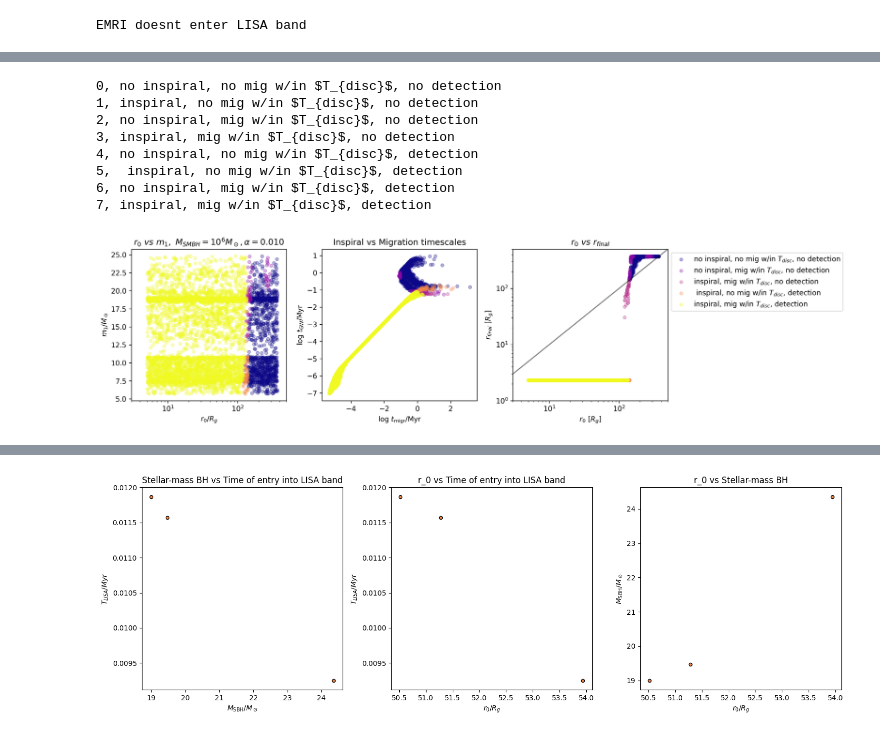
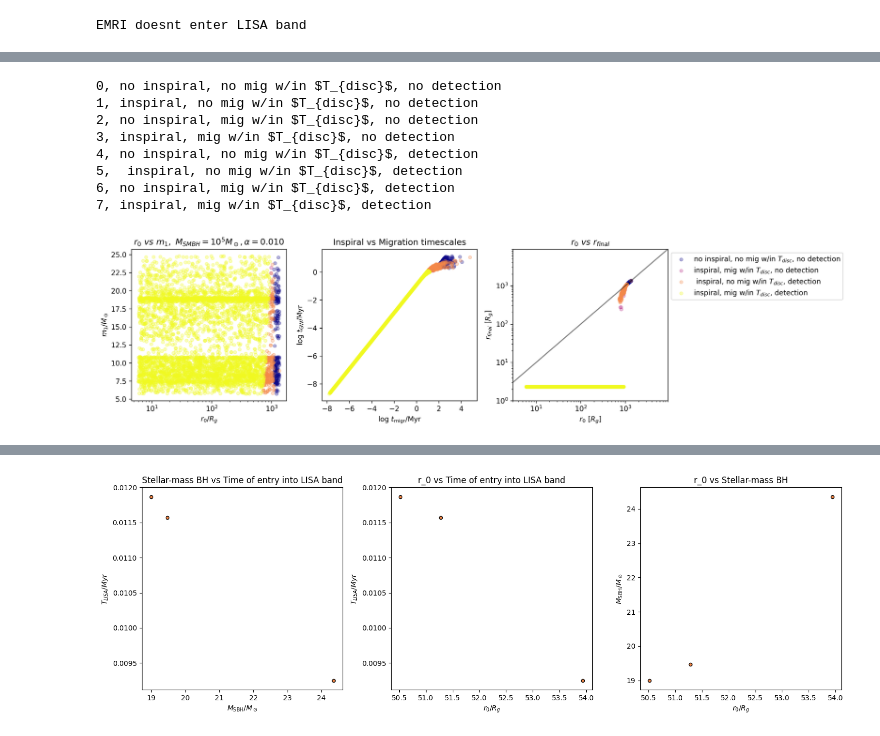
Before and after one commit to jt-stevenson/EMRIs_test, a Jupyter notebook: EMRIs_plots.ipynb, the cells around one changed output, grey strips where cells are left out. Saved outputs shown, nothing was run; the diff lists cells and outputs as text; code cells hidden in the pictures.

```diff
--- a/EMRIs_plots.ipynb
+++ b/EMRIs_plots.ipynb
@@ -14,11 +14,11 @@ from tqdm import tqdm
 
 start = datetime.now()
 # %%
-c=693163
+c=121606
 
-dir=f'EMRIs_Jupiter_2/c_{c}/SG/alpha_0.01/'
+dir=f'EMRIs_Jupiter_2/c_{c}/TQM/alpha_0.01/'
 
-filename = f"EMRIs_Jupiter_2/c_{c}/SG/alpha_0.01/EMRIs_G23_1g_5000_events_with_GW.txt"
+filename = f"EMRIs_Jupiter_2/c_{c}/TQM/alpha_0.01/EMRIs_G23_1g_5000_events_with_GW.txt"
 
 MBH, T = np.genfromtxt("SMBHmass_local_AGNlifetime_pairs.txt", unpack=True, skip_header=3)
 # %%
@@ -222,7 +248,7 @@ for k in range(0, 8):
         pass
 axs[i].set_xlabel(r'$r_{\rm 0} / R_g$')
 axs[i].set_xscale('log')
-axs[i].set_xlim(3, 5e2)
+# axs[i].set_xlim(3, 5e2)
 axs[i].set_ylabel(r'$m_1 / M_\odot$')
 axs[i].set_title('$r_0~vs~m_1,~M_{SMBH}=$'f'$10^{power:.0f}$'r'$M_\odot, \alpha=$'f'{alpha}',
     )
@@ -249,34 +275,34 @@ for k in range(0, 8):
     try:
         axs[i].scatter(groups.get_group(k)["r0/Rg"], groups.get_group(k)["R_final/Rg"], color=colors_map[k],
                    label=labels[k],
                    s=20, alpha=0.3)
     except KeyError:
         pass
 
 x = np.linspace(1, 1e5, 100)
 axs[i].plot(x, x, c="black", alpha=0.5)
 
 axs[i].set_xlabel(r'$r_0$ [$R_g$]')
-axs[i].set_xlim(3, 5e2)
-axs[i].set_ylim(1, 5e2)
+axs[i].set_xlim(3, 9e3)
+axs[i].set_ylim(1, 9e3)
 axs[i].set_xscale('log')
 axs[i].set_yscale('log')
 axs[i].set_ylabel(r'$r_{final}$ [$R_g$]')
 axs[i].set_title('$r_0~vs~r_{final}$')
 # axs[i].legend()
 axs[i].legend(bbox_to_anchor=(1,1))
 
 plt.tight_layout()
 plt.savefig(f'{dir}/summary_{N}_SMBH_1e{power:.0f}.pdf')
 plt.show()
 # %% [output]
 0, no inspiral, no mig w/in $T_{disc}$, no detection
 1, inspiral, no mig w/in $T_{disc}$, no detection
 2, no inspiral, mig w/in $T_{disc}$, no detection
 3, inspiral, mig w/in $T_{disc}$, no detection
 4, no inspiral, no mig w/in $T_{disc}$, detection
 5,  inspiral, no mig w/in $T_{disc}$, detection
 6, no inspiral, mig w/in $T_{disc}$, detection
 7, inspiral, mig w/in $T_{disc}$, detection
-[figure, old version]
+[figure, new version]
 # %%
```
Also changed, not shown: parts of 9 cells of this notebook, 4 other files.
